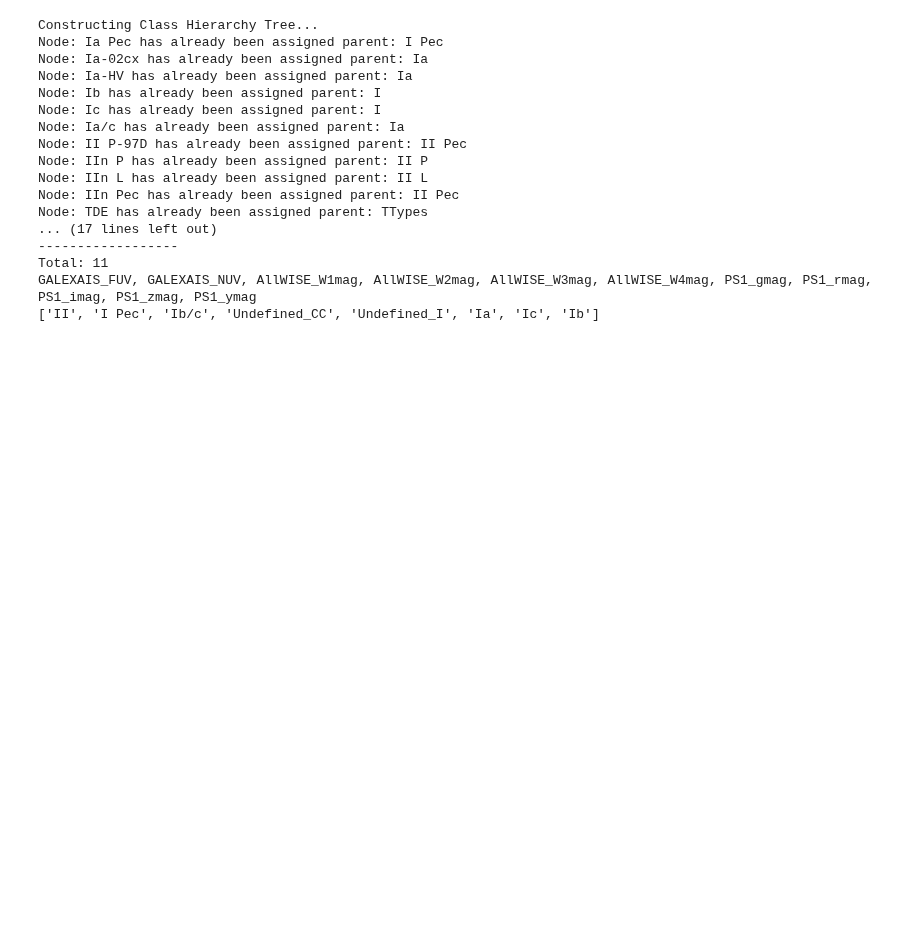
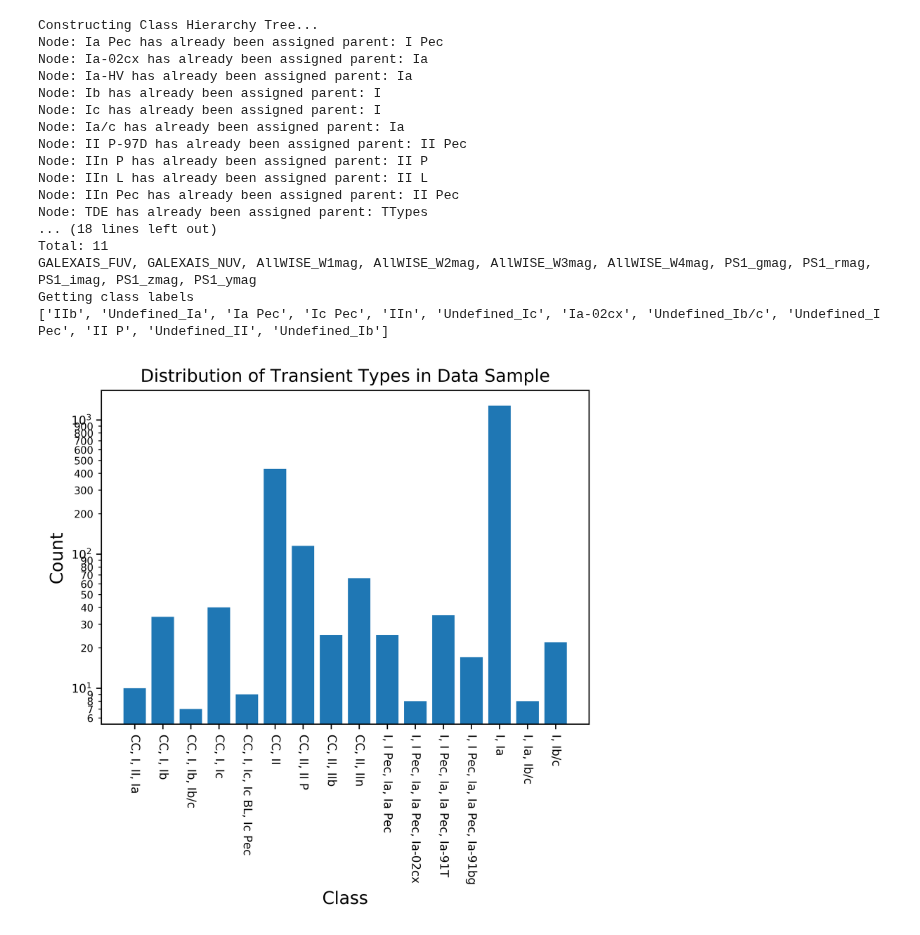
Before and after one commit to marinakiseleva/thex_model, a Jupyter notebook: notebooks/MC Kernel Density Estimate.ipynb, the cells around one changed output. Drawn from its saved outputs; the diff is of its cells as text; code cells hidden in the pictures; blank space fills up the shorter version.

```diff
--- a/notebooks/MC Kernel Density Estimate.ipynb
+++ b/notebooks/MC Kernel Density Estimate.ipynb
@@ -19,35 +19,36 @@ model = MCKDEModel(
          transform_features = True,
          incl_redshift = True,
          num_runs = 1,
 
          min_class_size = 6,
 
-#          top_classes= 2,
+#          top_classes= 12,
 #             subsample= 20,
-
+         test_level = 3,
          folds = 3)
 model.run_model()
 
 
 end_time = datetime.now()
 mins = int(time.mktime(end_time.timetuple()) -
            time.mktime(start_time.timetuple())) / 60
 print(model.name + " took " + str(mins) + " minutes to run ")
 # %% [output]
 Constructing Class Hierarchy Tree...
 Node: Ia Pec has already been assigned parent: I Pec
 Node: Ia-02cx has already been assigned parent: Ia
 Node: Ia-HV has already been assigned parent: Ia
 Node: Ib has already been assigned parent: I
 Node: Ic has already been assigned parent: I
 Node: Ia/c has already been assigned parent: Ia
 Node: II P-97D has already been assigned parent: II Pec
 Node: IIn P has already been assigned parent: II P
 Node: IIn L has already been assigned parent: II L
 Node: IIn Pec has already been assigned parent: II Pec
 Node: TDE has already been assigned parent: TTypes
-... (17 lines left out)
-------------------
+... (18 lines left out)
 Total: 11
 GALEXAIS_FUV, GALEXAIS_NUV, AllWISE_W1mag, AllWISE_W2mag, AllWISE_W3mag, AllWISE_W4mag, PS1_gmag, PS1_rmag, PS1_imag, PS1_zmag, PS1_ymag
-['II', 'I Pec', 'Ib/c', 'Undefined_CC', 'Undefined_I', 'Ia', 'Ic', 'Ib']
+Getting class labels
+['IIb', 'Undefined_Ia', 'Ia Pec', 'Ic Pec', 'IIn', 'Undefined_Ic', 'Ia-02cx', 'Undefined_Ib/c', 'Undefined_I Pec', 'II P', 'Undefined_II', 'Undefined_Ib']
+[figure, added]
```
Also changed, not shown: parts of 1 cell of this notebook, 8 other files.
